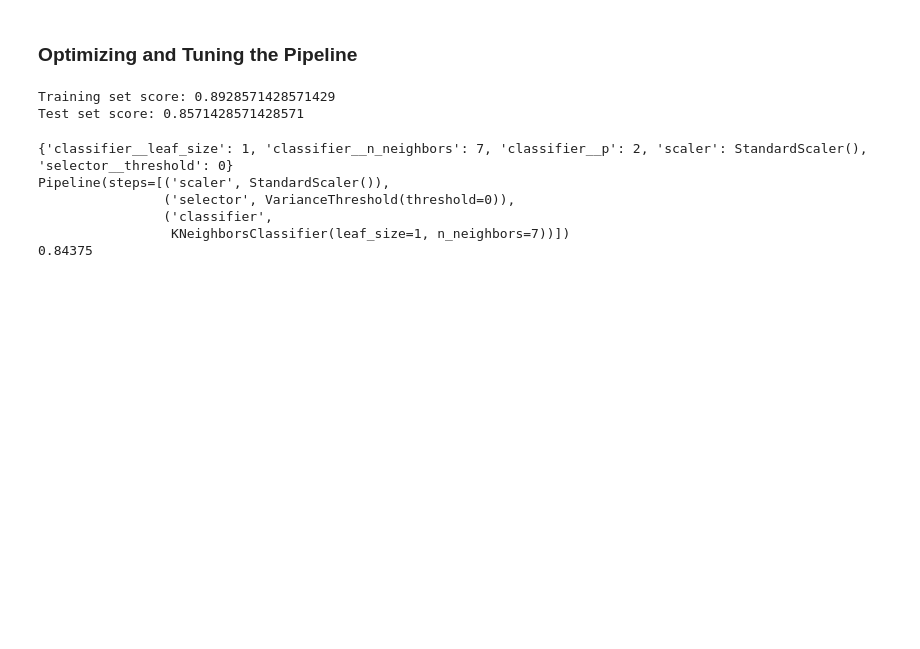
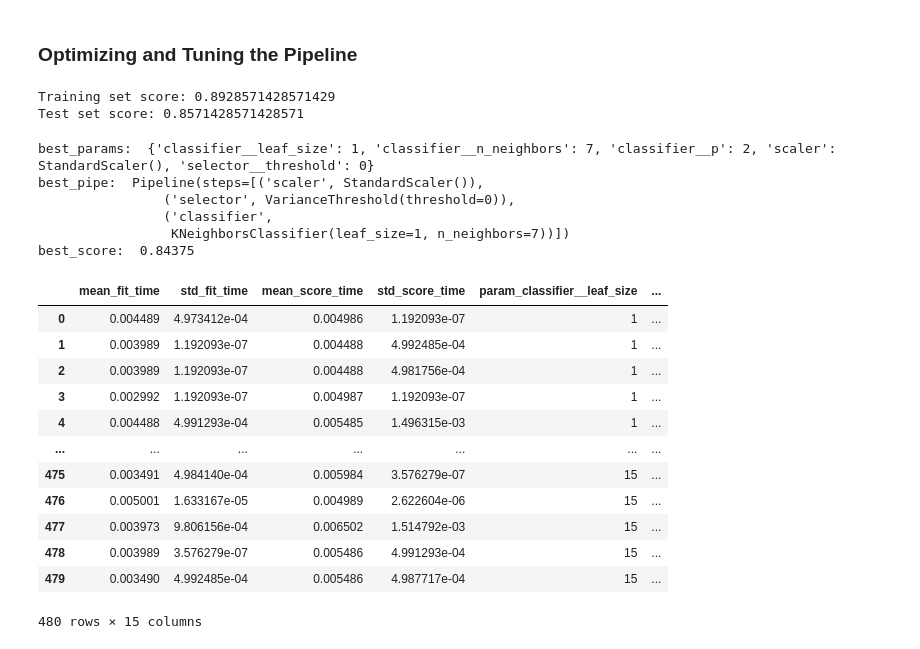
Before and after one commit to jasimahmedkhan/AI-Material, a Jupyter notebook: pipelines.ipynb, the cells around one changed output. Drawn from its saved outputs; the diff is of its cells as text; code cells hidden in the pictures; blank space fills up the shorter version.

```diff
--- a/pipelines.ipynb
+++ b/pipelines.ipynb
@@ -171,23 +171,39 @@ print('Test set score: ' + str(grid.score(X_test, y_test)))
 Training set score: 0.8928571428571429
 Test set score: 0.8571428571428571
 # %%
-# # Access the best set of parameters
-# best_params = grid.best_params_
-# print(best_params)
-# # Stores the optimum model in best_pipe
-# best_pipe = grid.best_estimator_
-# print(best_pipe)
 
-# best_score = grid.best_score_
-# print(best_score)
+# Access the best set of parameters
+best_params = grid.best_params_
+print("best_params: ", best_params)
+
+# Stores the optimum model in best_pipe
+best_pipe = grid.best_estimator_
+print("best_pipe: ", best_pipe)
+
+best_score = grid.best_score_
+print("best_score: ", best_score)
 # %% [output]
-{'classifier__leaf_size': 1, 'classifier__n_neighbors': 7, 'classifier__p': 2, 'scaler': StandardScaler(), 'selector__threshold': 0}
-Pipeline(steps=[('scaler', StandardScaler()),
+best_params:  {'classifier__leaf_size': 1, 'classifier__n_neighbors': 7, 'classifier__p': 2, 'scaler': StandardScaler(), 'selector__threshold': 0}
+best_pipe:  Pipeline(steps=[('scaler', StandardScaler()),
                 ('selector', VarianceThreshold(threshold=0)),
                 ('classifier',
                  KNeighborsClassifier(leaf_size=1, n_neighbors=7))])
-0.84375
+best_score:  0.84375
 # %%
-# # result_df = pd.DataFrame.from_dict(grid.cv_results_, orient='columns')
-# result_df = pd.DataFrame.from_dict(grid.cv_results_)
-# result_df
+# result_df = pd.DataFrame.from_dict(grid.cv_results_, orient='columns')
+result_df = pd.DataFrame.from_dict(grid.cv_results_)
+result_df
+# %% [output]
+|  | mean_fit_time | std_fit_time | mean_score_time | std_score_time | param_classifier__leaf_size | ... |
+| 0 | 0.004489 | 4.973412e-04 | 0.004986 | 1.192093e-07 | 1 | ... |
+| 1 | 0.003989 | 1.192093e-07 | 0.004488 | 4.992485e-04 | 1 | ... |
+| 2 | 0.003989 | 1.192093e-07 | 0.004488 | 4.981756e-04 | 1 | ... |
+| 3 | 0.002992 | 1.192093e-07 | 0.004987 | 1.192093e-07 | 1 | ... |
+| 4 | 0.004488 | 4.991293e-04 | 0.005485 | 1.496315e-03 | 1 | ... |
+| ... | ... | ... | ... | ... | ... | ... |
+| 475 | 0.003491 | 4.984140e-04 | 0.005984 | 3.576279e-07 | 15 | ... |
+| 476 | 0.005001 | 1.633167e-05 | 0.004989 | 2.622604e-06 | 15 | ... |
+| 477 | 0.003973 | 9.806156e-04 | 0.006502 | 1.514792e-03 | 15 | ... |
+| 478 | 0.003989 | 3.576279e-07 | 0.005486 | 4.991293e-04 | 15 | ... |
+| 479 | 0.003490 | 4.992485e-04 | 0.005486 | 4.987717e-04 | 15 | ... |
+480 rows × 15 columns
```
Also changed, not shown: parts of 2 cells of this notebook.
